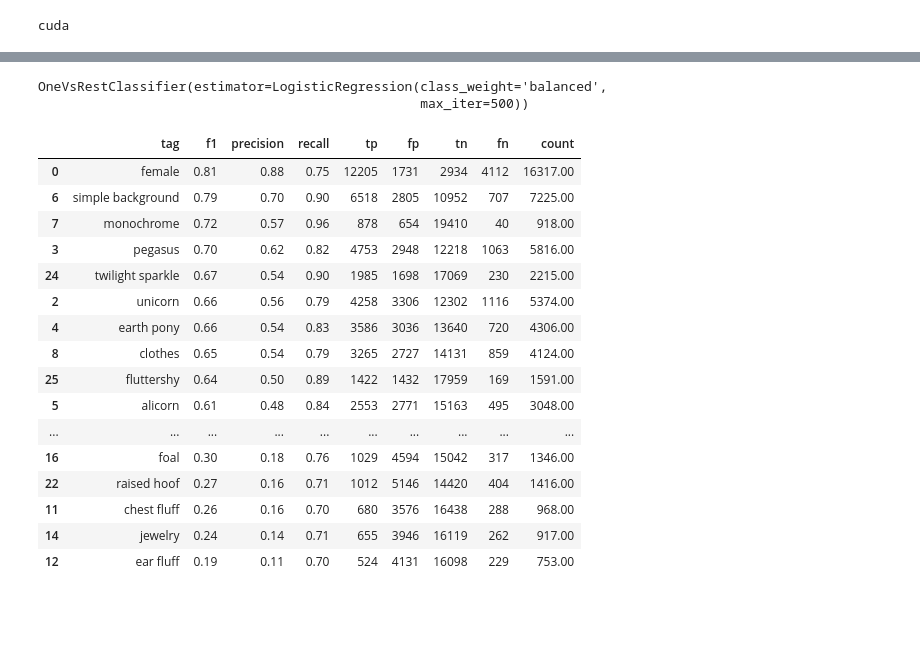
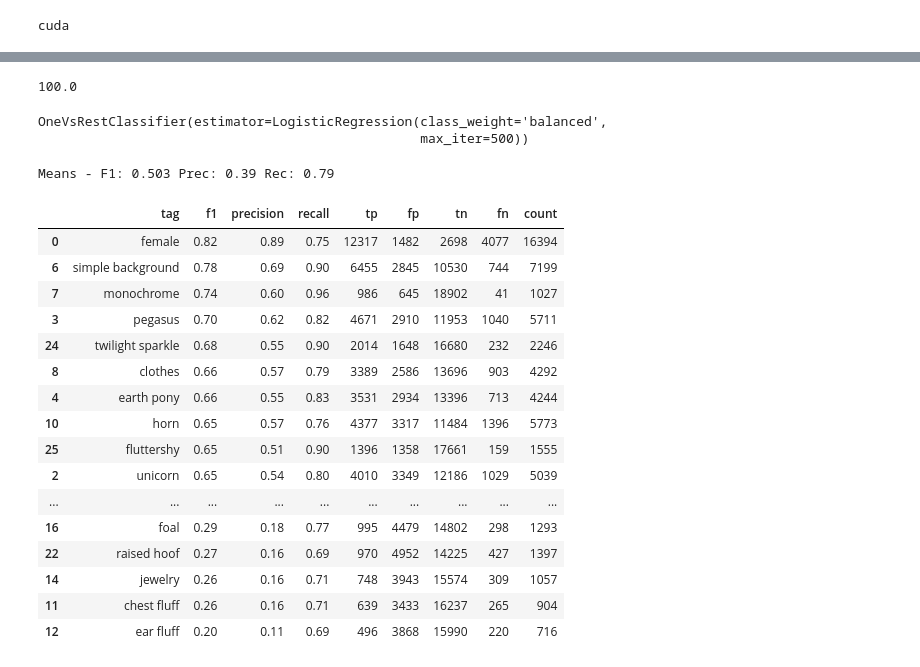
Before and after one commit to Brambles-c/Pone-Tagger, a Jupyter notebook: baseline.ipynb, the cells around one changed output, grey strips where cells are left out. Drawn from its saved outputs; the diff is of its cells as text; code cells hidden in the pictures; blank space fills up the shorter version.

```diff
--- a/baseline.ipynb
+++ b/baseline.ipynb
@@ -92,22 +86,9 @@ print(device)
 # %% [output]
 cuda
 # %%
-class Horses(Dataset):
-    def __init__(self):
-        self.df = df.copy()
-        self.df['tags'] = self.df['tags'].map(lambda tags: utils.multi_hot(tags, to_predict))
-        self.processor = AutoImageProcessor.from_pretrained('facebook/dinov2-base')
+from datasets import Horses
 
-    def __len__(self):
-        return len(self.df)
-
-    def __getitem__(self, index):
-        row = self.df.iloc[index]
-        image = Image.open(images_path / f'{row['id']}.{row['image_format']}')
-
-        return self.processor(image)['pixel_values'][0], row['tags']
-
-ds = Horses()
+ds = Horses(df, to_predict)
 df['tags'] = ds.df['tags'].map(
     lambda enc: [
         to_predict[i]
@@ -142,4 +101,7 @@ else:
 # %%
+from utils import stratified_split
+
+idx_train, y_train, idx_test, y_test = stratified_split(ds.df['tags'])
 ds_train = Subset(ds, idx_train.tolist())
 ds_test = Subset(ds, idx_test.tolist())
 # %%
@@ -187,3 +119,8 @@ count_tags(df.loc[idx_test, 'tags'])
+# %%
+from torch.utils.data import DataLoader
+
+batch_size = 256
+dl = DataLoader(ds, batch_size=batch_size, shuffle=False, pin_memory=True, num_workers=5)
 # %%
 if os.path.exists('data/base_embeddings.npy'):
     embeddings = np.load('data/base_embeddings.npy')
@@ -191,16 +128,18 @@ else:
     embeddings = torch.zeros((len(ds), 768), device=device)
 
     with torch.no_grad():
-        for i, (X, _) in enumerate(ds):
-            X = X.to(device, non_blocking=True).unsqueeze(0)
-            embeddings[i] = ViT(X).last_hidden_state[0, 0]
-            print(round((i + 1) * 100 / len(ds), 1), end='\r')
+        for i, (X, _) in enumerate(dl):
+            X = X.to(device, non_blocking=True)
+            embeddings[i * batch_size:i * batch_size + len(X)] = ViT(X).last_hidden_state[:, 0]
+            print(round((i + 1) * 100 / len(dl), 1), end='\r')
 
     embeddings = embeddings.cpu()
     np.save('data/base_embeddings.npy', embeddings)
 
 X_train = embeddings[idx_train]
 X_test = embeddings[idx_test]
+# %% [output]
+100.0
 # %%
 from sklearn.linear_model import LogisticRegression
 from sklearn.multiclass import OneVsRestClassifier
@@ -211,23 +150,28 @@ model.fit(X_train, y_train)
 OneVsRestClassifier(estimator=LogisticRegression(class_weight='balanced',
                                                  max_iter=500))
 # %%
-utils.evaluate(model.predict(X_test), y_test, to_predict)
+results = utils.evaluate(model.predict(X_test), y_test.astype(int), to_predict)
+f1, prec, rec = results[['f1', 'precision', 'recall']].mean()
+
+print(f'Means - F1: {f1:.3f} Prec: {prec:.2f} Rec: {rec:.2f}')
+results
 # %% [output]
+Means - F1: 0.503 Prec: 0.39 Rec: 0.79
 |  | tag | f1 | precision | recall | tp | fp | tn | fn | count |
-| 0 | female | 0.81 | 0.88 | 0.75 | 12205 | 1731 | 2934 | 4112 | 16317.00 |
-| 6 | simple background | 0.79 | 0.70 | 0.90 | 6518 | 2805 | 10952 | 707 | 7225.00 |
-| 7 | monochrome | 0.72 | 0.57 | 0.96 | 878 | 654 | 19410 | 40 | 918.00 |
-| 3 | pegasus | 0.70 | 0.62 | 0.82 | 4753 | 2948 | 12218 | 1063 | 5816.00 |
-| 24 | twilight sparkle | 0.67 | 0.54 | 0.90 | 1985 | 1698 | 17069 | 230 | 2215.00 |
-| 2 | unicorn | 0.66 | 0.56 | 0.79 | 4258 | 3306 | 12302 | 1116 | 5374.00 |
-| 4 | earth pony | 0.66 | 0.54 | 0.83 | 3586 | 3036 | 13640 | 720 | 4306.00 |
-| 8 | clothes | 0.65 | 0.54 | 0.79 | 3265 | 2727 | 14131 | 859 | 4124.00 |
-| 25 | fluttershy | 0.64 | 0.50 | 0.89 | 1422 | 1432 | 17959 | 169 | 1591.00 |
-| 5 | alicorn | 0.61 | 0.48 | 0.84 | 2553 | 2771 | 15163 | 495 | 3048.00 |
+| 0 | female | 0.82 | 0.89 | 0.75 | 12317 | 1482 | 2698 | 4077 | 16394 |
+| 6 | simple background | 0.78 | 0.69 | 0.90 | 6455 | 2845 | 10530 | 744 | 7199 |
+| 7 | monochrome | 0.74 | 0.60 | 0.96 | 986 | 645 | 18902 | 41 | 1027 |
+| 3 | pegasus | 0.70 | 0.62 | 0.82 | 4671 | 2910 | 11953 | 1040 | 5711 |
+| 24 | twilight sparkle | 0.68 | 0.55 | 0.90 | 2014 | 1648 | 16680 | 232 | 2246 |
+| 8 | clothes | 0.66 | 0.57 | 0.79 | 3389 | 2586 | 13696 | 903 | 4292 |
+| 4 | earth pony | 0.66 | 0.55 | 0.83 | 3531 | 2934 | 13396 | 713 | 4244 |
+| 10 | horn | 0.65 | 0.57 | 0.76 | 4377 | 3317 | 11484 | 1396 | 5773 |
+| 25 | fluttershy | 0.65 | 0.51 | 0.90 | 1396 | 1358 | 17661 | 159 | 1555 |
+| 2 | unicorn | 0.65 | 0.54 | 0.80 | 4010 | 3349 | 12186 | 1029 | 5039 |
 | ... | ... | ... | ... | ... | ... | ... | ... | ... | ... |
-| 16 | foal | 0.30 | 0.18 | 0.76 | 1029 | 4594 | 15042 | 317 | 1346.00 |
-| 22 | raised hoof | 0.27 | 0.16 | 0.71 | 1012 | 5146 | 14420 | 404 | 1416.00 |
-| 11 | chest fluff | 0.26 | 0.16 | 0.70 | 680 | 3576 | 16438 | 288 | 968.00 |
-| 14 | jewelry | 0.24 | 0.14 | 0.71 | 655 | 3946 | 16119 | 262 | 917.00 |
-| 12 | ear fluff | 0.19 | 0.11 | 0.70 | 524 | 4131 | 16098 | 229 | 753.00 |
+| 16 | foal | 0.29 | 0.18 | 0.77 | 995 | 4479 | 14802 | 298 | 1293 |
+| 22 | raised hoof | 0.27 | 0.16 | 0.69 | 970 | 4952 | 14225 | 427 | 1397 |
+| 14 | jewelry | 0.26 | 0.16 | 0.71 | 748 | 3943 | 15574 | 309 | 1057 |
+| 11 | chest fluff | 0.26 | 0.16 | 0.71 | 639 | 3433 | 16237 | 265 | 904 |
+| 12 | ear fluff | 0.20 | 0.11 | 0.69 | 496 | 3868 | 15990 | 220 | 716 |
 # %%
```
Also changed, not shown: parts of 9 cells of this notebook, 7 other files.
